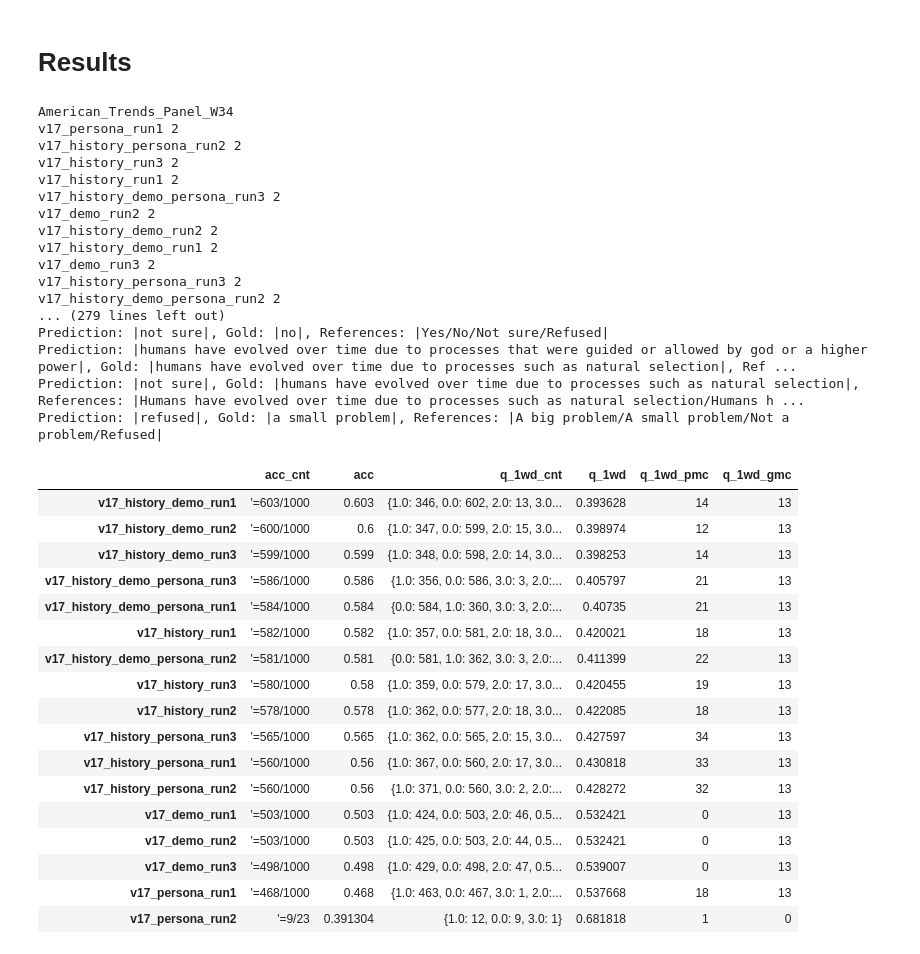
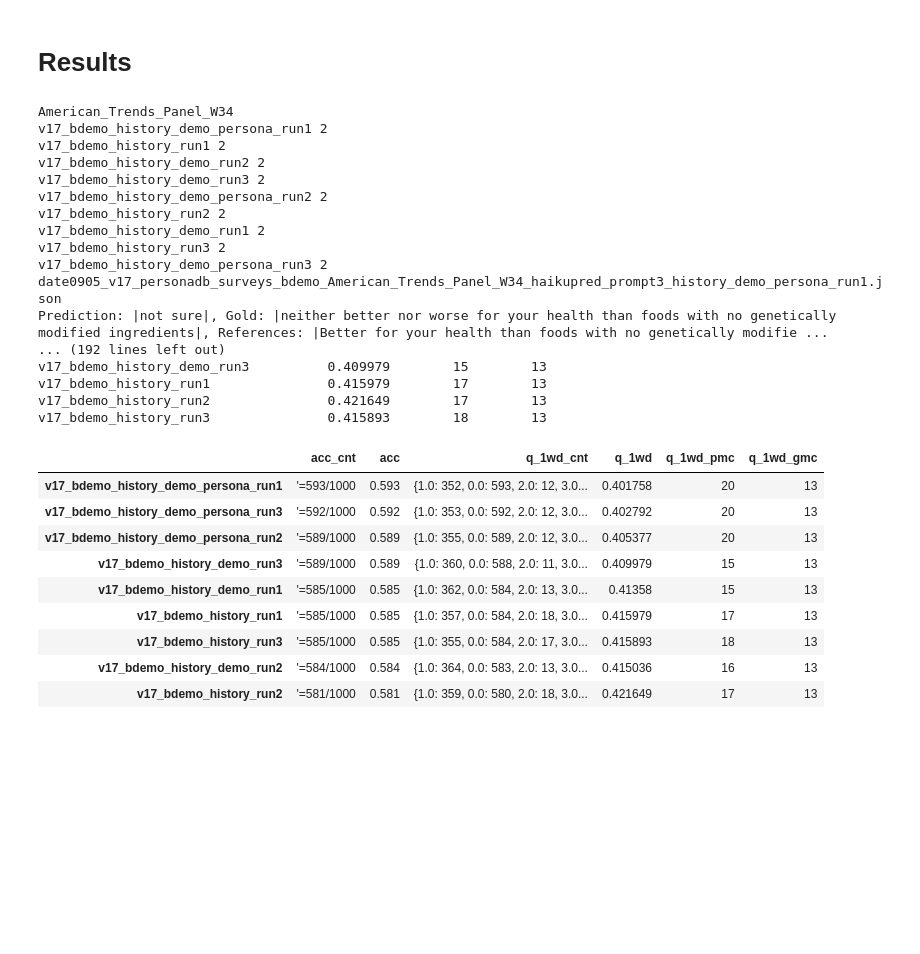
Before and after one commit to liamjxu/pump_code, a Jupyter notebook: pump/experiment/eval_personadb_surveys.ipynb, the cells around one changed output. Cells and saved outputs as stored; diff of their text form; code cells hidden in the pictures; blank space fills up the shorter version.

Commit message:
hp grid search for personadb surveys

```diff
--- a/pump/experiment/eval_personadb_surveys.ipynb
+++ b/pump/experiment/eval_personadb_surveys.ipynb
@@ -46,14 +46,17 @@ survey_names = [
 def skip_exp(filename):
 
     # check known test
-    if 'v17' not in filename or '0904' not in filename: return True
+    if 'v17' not in filename or all(['0904' not in filename, '0905' not in filename]): return True
+    # if 'history_demo' in filename and 'history_demo_persona' not in filename: return True
+    if 'bdemo' not in filename: return True
 
+    return False
 
 def get_exp(filename):
     if filename[-5:] == '.json': filename = filename[:-5]
 
-    # segs = ['history', 'demo', 'persona', 'v11', 'v10', 'prompt3', 'prompt4', 'run1', 'run2', 'run3']
-    segs = ['history', 'demo', 'persona', 'withname', 'all' 'allq']
+
+    segs = ['history', 'demo', 'persona', 'withname', 'all' 'allq', 'ragupper', 'bdemo']
     for level in ['13', '16', '17']: segs.append('v'+level)
     for train in ['200', '500', '2000', 'All']: segs.append('train'+train)
     for top in range(10, 110, 10): segs.append('top'+str(top))
@@ -172,46 +178,39 @@ def get_full_results(survey_name, sort_by):
 # %%
 from IPython.display import display
 
 for survey_name in survey_names:
     print(survey_name)
-    merged = get_full_results(survey_name, sort_by='acc')
-    # merged = get_full_results(survey_name, sort_by='q_1wd')
+    sort_by = 'acc'
+    # sort_by = 'q_1wd'
+    merged = get_full_results(survey_name, sort_by=sort_by)
     display(merged)
     print('\n\n\n')
 # %% [output]
 American_Trends_Panel_W34
-v17_persona_run1 2
-v17_history_persona_run2 2
-v17_history_run3 2
-v17_history_run1 2
-v17_history_demo_persona_run3 2
-v17_demo_run2 2
-v17_history_demo_run2 2
-v17_history_demo_run1 2
-v17_demo_run3 2
-v17_history_persona_run3 2
-v17_history_demo_persona_run2 2
-... (279 lines left out)
-Prediction: |not sure|, Gold: |no|, References: |Yes/No/Not sure/Refused|
-Prediction: |humans have evolved over time due to processes that were guided or allowed by god or a higher power|, Gold: |humans have evolved over time due to processes such as natural selection|, Ref ...
-Prediction: |not sure|, Gold: |humans have evolved over time due to processes such as natural selection|, References: |Humans have evolved over time due to processes such as natural selection/Humans h ...
-Prediction: |refused|, Gold: |a small problem|, References: |A big problem/A small problem/Not a problem/Refused|
+v17_bdemo_history_demo_persona_run1 2
+v17_bdemo_history_run1 2
+v17_bdemo_history_demo_run2 2
+v17_bdemo_history_demo_run3 2
+v17_bdemo_history_demo_persona_run2 2
+v17_bdemo_history_run2 2
+v17_bdemo_history_demo_run1 2
+v17_bdemo_history_run3 2
+v17_bdemo_history_demo_persona_run3 2
+date0905_v17_personadb_surveys_bdemo_American_Trends_Panel_W34_haikupred_prompt3_history_demo_persona_run1.json
+Prediction: |not sure|, Gold: |neither better nor worse for your health than foods with no genetically modified ingredients|, References: |Better for your health than foods with no genetically modifie ...
+... (192 lines left out)
+v17_bdemo_history_demo_run3          0.409979        15        13
+v17_bdemo_history_run1               0.415979        17        13
+v17_bdemo_history_run2               0.421649        17        13
+v17_bdemo_history_run3               0.415893        18        13
 |  | acc_cnt | acc | q_1wd_cnt | q_1wd | q_1wd_pmc | q_1wd_gmc |
-| v17_history_demo_run1 | '=603/1000 | 0.603 | {1.0: 346, 0.0: 602, 2.0: 13, 3.0... | 0.393628 | 14 | 13 |
-| v17_history_demo_run2 | '=600/1000 | 0.6 | {1.0: 347, 0.0: 599, 2.0: 15, 3.0... | 0.398974 | 12 | 13 |
-| v17_history_demo_run3 | '=599/1000 | 0.599 | {1.0: 348, 0.0: 598, 2.0: 14, 3.0... | 0.398253 | 14 | 13 |
-| v17_history_demo_persona_run3 | '=586/1000 | 0.586 | {1.0: 356, 0.0: 586, 3.0: 3, 2.0:... | 0.405797 | 21 | 13 |
-| v17_history_demo_persona_run1 | '=584/1000 | 0.584 | {0.0: 584, 1.0: 360, 3.0: 3, 2.0:... | 0.40735 | 21 | 13 |
-| v17_history_run1 | '=582/1000 | 0.582 | {1.0: 357, 0.0: 581, 2.0: 18, 3.0... | 0.420021 | 18 | 13 |
-| v17_history_demo_persona_run2 | '=581/1000 | 0.581 | {0.0: 581, 1.0: 362, 3.0: 3, 2.0:... | 0.411399 | 22 | 13 |
-| v17_history_run3 | '=580/1000 | 0.58 | {1.0: 359, 0.0: 579, 2.0: 17, 3.0... | 0.420455 | 19 | 13 |
-| v17_history_run2 | '=578/1000 | 0.578 | {1.0: 362, 0.0: 577, 2.0: 18, 3.0... | 0.422085 | 18 | 13 |
-| v17_history_persona_run3 | '=565/1000 | 0.565 | {1.0: 362, 0.0: 565, 2.0: 15, 3.0... | 0.427597 | 34 | 13 |
-| v17_history_persona_run1 | '=560/1000 | 0.56 | {1.0: 367, 0.0: 560, 2.0: 17, 3.0... | 0.430818 | 33 | 13 |
-| v17_history_persona_run2 | '=560/1000 | 0.56 | {1.0: 371, 0.0: 560, 3.0: 2, 2.0:... | 0.428272 | 32 | 13 |
-| v17_demo_run1 | '=503/1000 | 0.503 | {1.0: 424, 0.0: 503, 2.0: 46, 0.5... | 0.532421 | 0 | 13 |
-| v17_demo_run2 | '=503/1000 | 0.503 | {1.0: 425, 0.0: 503, 2.0: 44, 0.5... | 0.532421 | 0 | 13 |
-| v17_demo_run3 | '=498/1000 | 0.498 | {1.0: 429, 0.0: 498, 2.0: 47, 0.5... | 0.539007 | 0 | 13 |
-| v17_persona_run1 | '=468/1000 | 0.468 | {1.0: 463, 0.0: 467, 3.0: 1, 2.0:... | 0.537668 | 18 | 13 |
-| v17_persona_run2 | '=9/23 | 0.391304 | {1.0: 12, 0.0: 9, 3.0: 1} | 0.681818 | 1 | 0 |
+| v17_bdemo_history_demo_persona_run1 | '=593/1000 | 0.593 | {1.0: 352, 0.0: 593, 2.0: 12, 3.0... | 0.401758 | 20 | 13 |
+| v17_bdemo_history_demo_persona_run3 | '=592/1000 | 0.592 | {1.0: 353, 0.0: 592, 2.0: 12, 3.0... | 0.402792 | 20 | 13 |
+| v17_bdemo_history_demo_persona_run2 | '=589/1000 | 0.589 | {1.0: 355, 0.0: 589, 2.0: 12, 3.0... | 0.405377 | 20 | 13 |
+| v17_bdemo_history_demo_run3 | '=589/1000 | 0.589 | {1.0: 360, 0.0: 588, 2.0: 11, 3.0... | 0.409979 | 15 | 13 |
+| v17_bdemo_history_demo_run1 | '=585/1000 | 0.585 | {1.0: 362, 0.0: 584, 2.0: 13, 3.0... | 0.41358 | 15 | 13 |
+| v17_bdemo_history_run1 | '=585/1000 | 0.585 | {1.0: 357, 0.0: 584, 2.0: 18, 3.0... | 0.415979 | 17 | 13 |
+| v17_bdemo_history_run3 | '=585/1000 | 0.585 | {1.0: 355, 0.0: 584, 2.0: 17, 3.0... | 0.415893 | 18 | 13 |
+| v17_bdemo_history_demo_run2 | '=584/1000 | 0.584 | {1.0: 364, 0.0: 583, 2.0: 13, 3.0... | 0.415036 | 16 | 13 |
+| v17_bdemo_history_run2 | '=581/1000 | 0.581 | {1.0: 359, 0.0: 580, 2.0: 18, 3.0... | 0.421649 | 17 | 13 |
 American_Trends_Panel_W41
```
Also changed, not shown: parts of 3 cells of this notebook, 6 other files.
